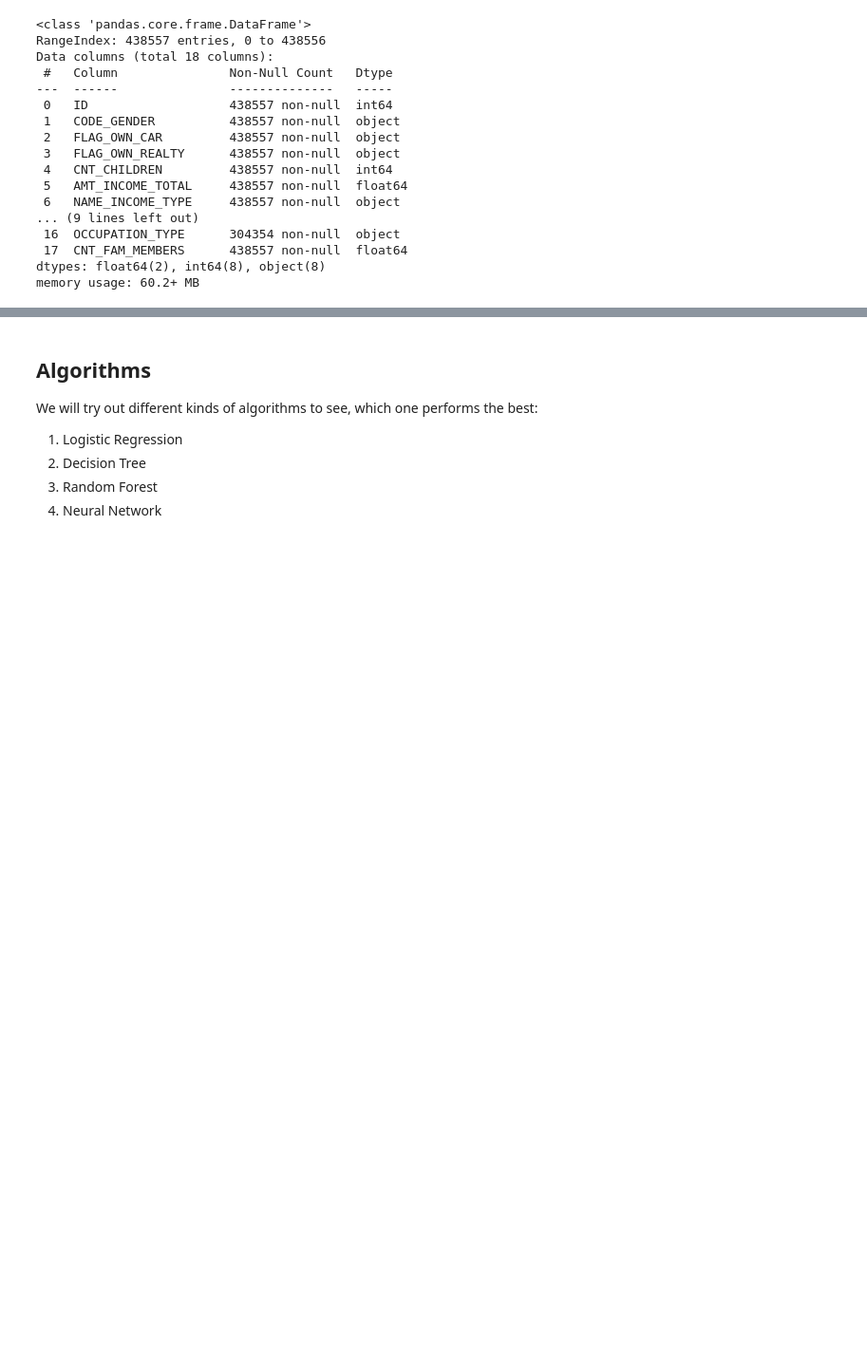
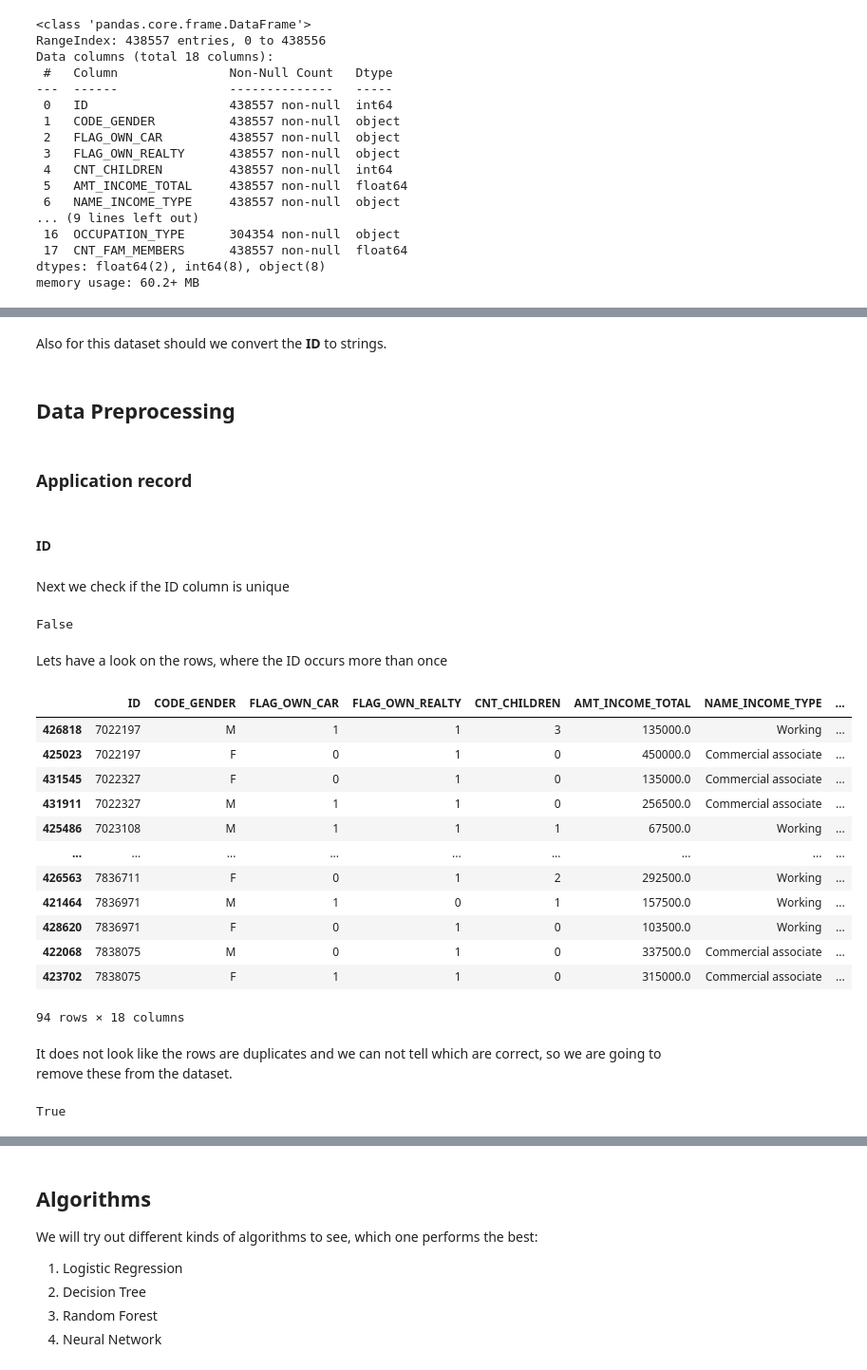
Before and after one commit to DataYankie/CreditCardApproval, a Jupyter notebook: CreditCardApproval.ipynb, the cells around one changed output, grey strips where cells are left out. Shown: that part at 95% size. Saved outputs shown, nothing was run; the diff lists cells and outputs as text; code cells hidden in the pictures; blank space fills up the shorter version.

```diff
--- a/CreditCardApproval.ipynb
+++ b/CreditCardApproval.ipynb
@@ -66,3 +123,43 @@ The first few rows and the summary of the dataset reveal that we have a few thin
+# %% [markdown]
+Also for this dataset should we convert the **ID** to strings.
+# %% [markdown]
+## Data Preprocessing
+# %% [markdown]
+### Application record
+# %% [markdown]
+#### ID
 # %%
 # Convert ID to strings
 application_record_df['ID'] = application_record_df['ID'].astype(str)
+# %% [markdown]
+Next we check if the ID column is unique
+# %%
+application_record_df['ID'].is_unique
+# %% [output]
+False
+# %% [markdown]
+Lets have a look on the rows, where the ID occurs more than once
+# %%
+dublicates = application_record_df.duplicated(subset=['ID'], keep=False)
+application_record_df[dublicates].sort_values(by='ID')
+# %% [output]
+|  | ID | CODE_GENDER | FLAG_OWN_CAR | FLAG_OWN_REALTY | CNT_CHILDREN | AMT_INCOME_TOTAL | NAME_INCOME_TYPE | ... |
+| 426818 | 7022197 | M | 1 | 1 | 3 | 135000.0 | Working | ... |
+| 425023 | 7022197 | F | 0 | 1 | 0 | 450000.0 | Commercial associate | ... |
+| 431545 | 7022327 | F | 0 | 1 | 0 | 135000.0 | Commercial associate | ... |
+| 431911 | 7022327 | M | 1 | 1 | 0 | 256500.0 | Commercial associate | ... |
+| 425486 | 7023108 | M | 1 | 1 | 1 | 67500.0 | Working | ... |
+| ... | ... | ... | ... | ... | ... | ... | ... | ... |
+| 426563 | 7836711 | F | 0 | 1 | 2 | 292500.0 | Working | ... |
+| 421464 | 7836971 | M | 1 | 0 | 1 | 157500.0 | Working | ... |
+| 428620 | 7836971 | F | 0 | 1 | 0 | 103500.0 | Working | ... |
+| 422068 | 7838075 | M | 0 | 1 | 0 | 337500.0 | Commercial associate | ... |
+| 423702 | 7838075 | F | 1 | 1 | 0 | 315000.0 | Commercial associate | ... |
+94 rows × 18 columns
+# %% [markdown]
+It does not look like the rows are duplicates and we can not tell which are correct, so we are going to remove these from the dataset.
+# %%
+application_record_df = application_record_df[~dublicates]
+application_record_df['ID'].is_unique # Check that the ID column is now unique
+# %% [output]
+True
```
Also changed, not shown: parts of 32 cells of this notebook.
